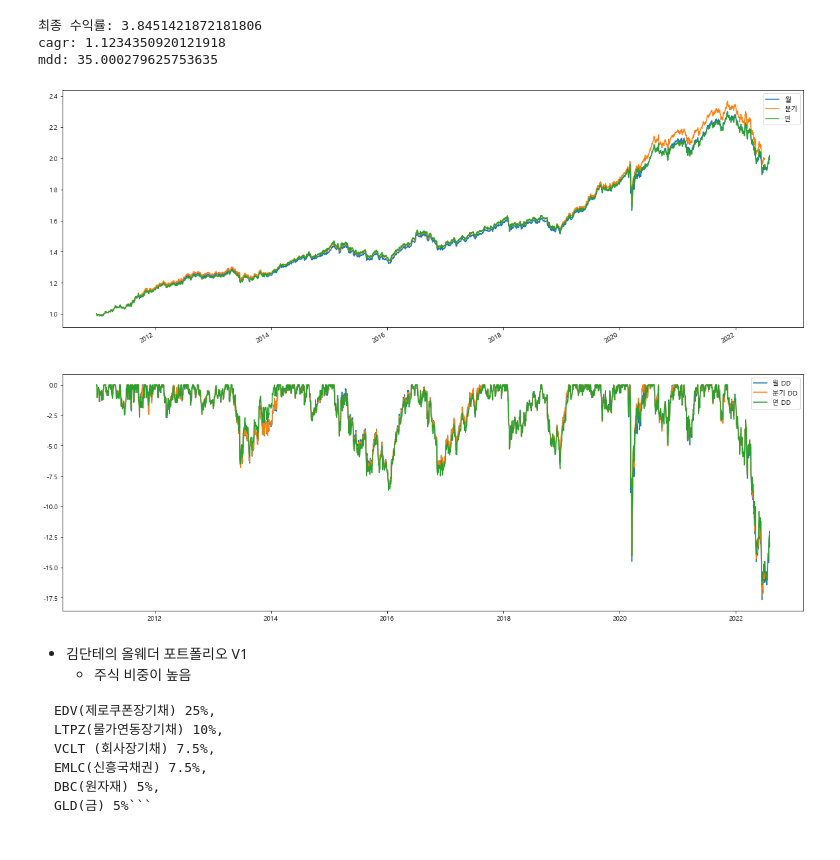
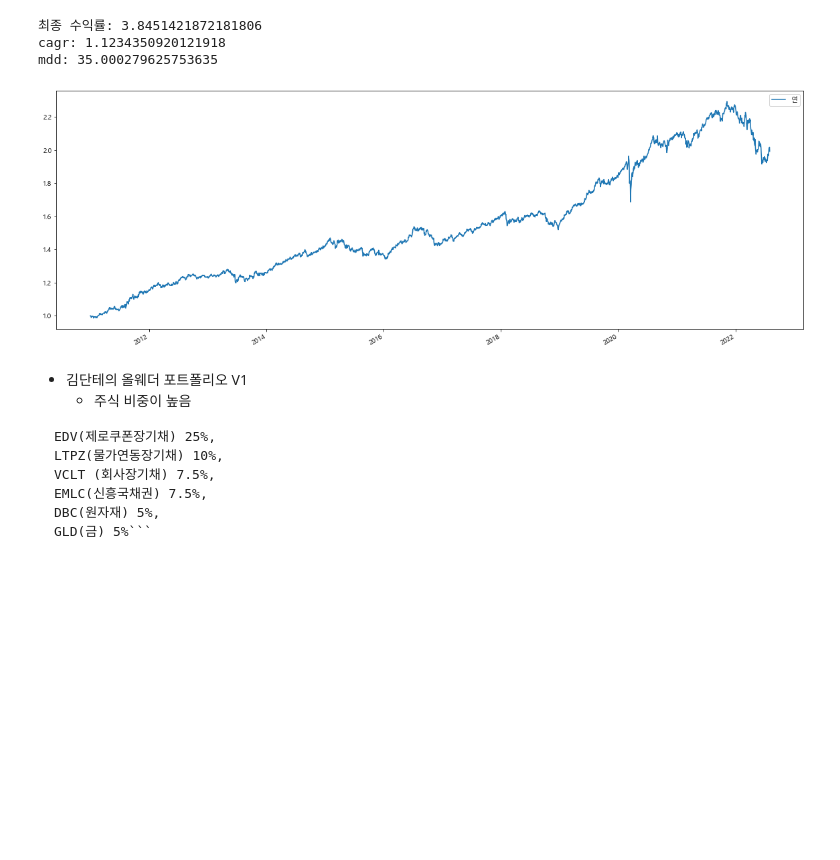
Before and after one commit to mmvv11/python-quant, a Jupyter notebook: 3-4. [정적자산배분] 올웨더 포트폴리오.ipynb, the cells around one changed output. Drawn from its saved outputs; the diff is of its cells as text; code cells hidden in the pictures; blank space fills up the shorter version.

```diff
--- a/3-4. [정적자산배분] 올웨더 포트폴리오.ipynb
+++ b/3-4. [정적자산배분] 올웨더 포트폴리오.ipynb
@@ -256,27 +256,27 @@ mdd: 35.000279625753635
 # %%
 plt.rc('font', family='malgun gothic')
 plt.rcParams['axes.unicode_minus'] = False
 plt.figure(figsize=(20,16))
 
 # 수익곡선
 plt.subplot(2,1,1)
-monthCumReturn.plot(label="월")
-quarterCumReturn.plot(label="분기")
+# monthCumReturn.plot(label="월")
+# quarterCumReturn.plot(label="분기")
 yearCumReturn.plot(label="연")
 # stockCumReturn.plot(label="시장")
 plt.legend()
 
 # dd 곡선
-plt.subplot(2,1,2)
-plt.plot(-monthDD, label="월 DD")
-plt.plot(-quarterDD, label="분기 DD")
-plt.plot(-yearDD, label="연 DD")
+# plt.subplot(2,1,2)
+# plt.plot(-monthDD, label="월 DD")
+# plt.plot(-quarterDD, label="분기 DD")
+# plt.plot(-yearDD, label="연 DD")
 # plt.plot(-stockDD, label="시장 DD")
-plt.legend()
+# plt.legend()
 
 plt.show()
 # %% [output]
-[figure, old version]
+[figure, new version]
 # %% [markdown]
 * 김단테의 올웨더 포트폴리오 V1
     * 주식 비중이 높음
```
Also changed, not shown: 29 other files.
